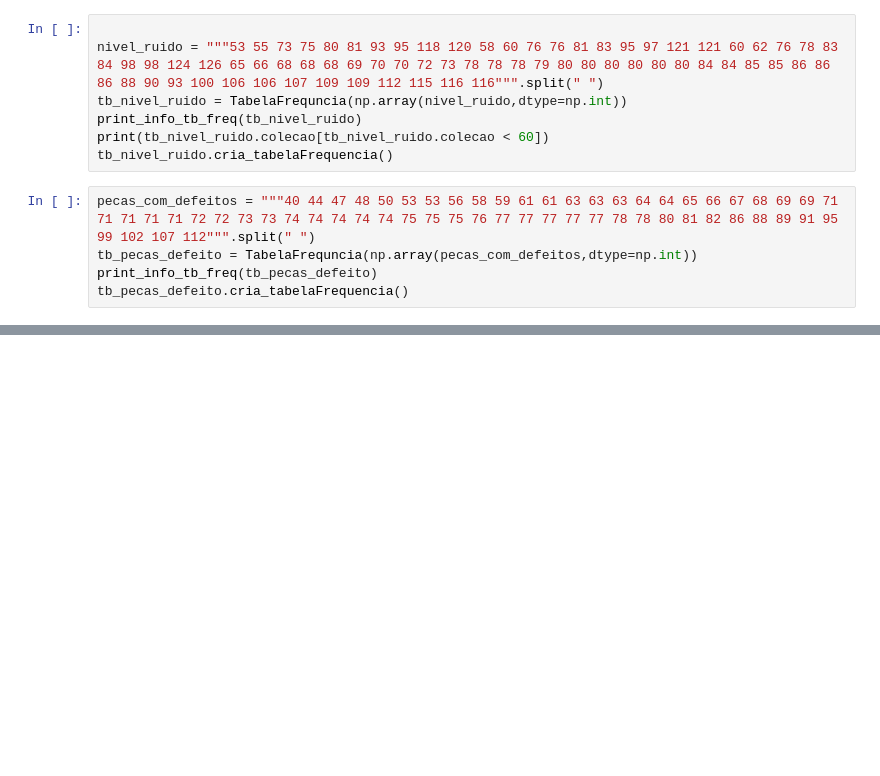
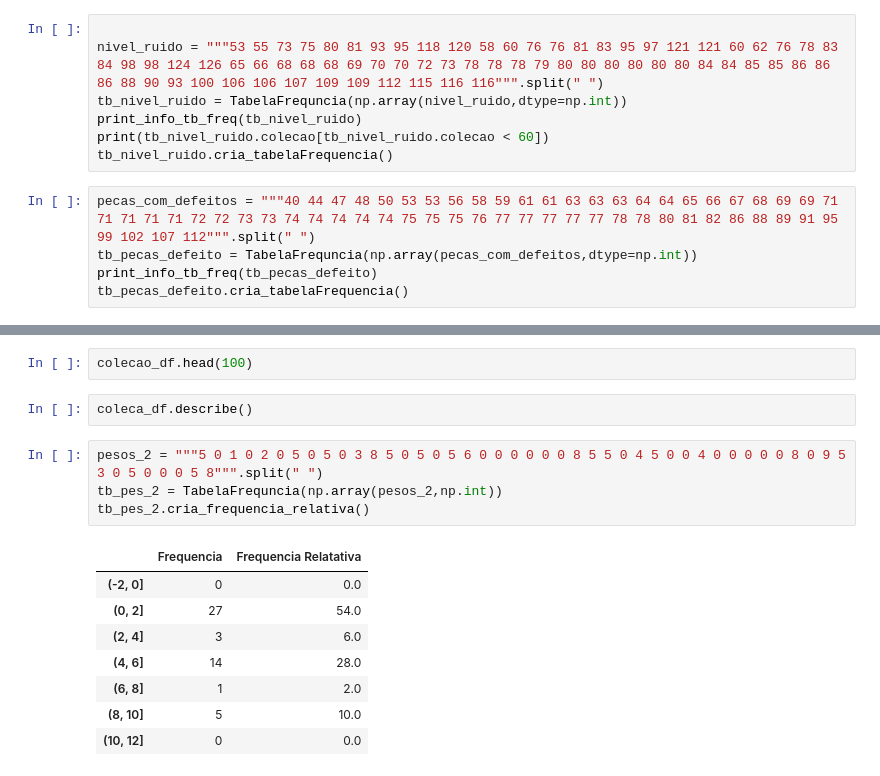
Before and after one commit to RodrigoEmygdio/Estatistica, a Jupyter notebook: notebooks/Tabela_Frequencia.ipynb, the cells around one changed output, grey strips where cells are left out. Drawn from its saved outputs; the diff is of its cells as text; blank space fills up the shorter version.

```diff
--- a/notebooks/Tabela_Frequencia.ipynb
+++ b/notebooks/Tabela_Frequencia.ipynb
@@ -88,0 +110,17 @@ tb_pecas_defeito.cria_tabelaFrequencia()
+# %%
+colecao_df.head(100)
+# %%
+coleca_df.describe()
+# %%
+pesos_2 = """5 0 1 0 2 0 5 0 5 0 3 8 5 0 5 0 5 6 0 0 0 0 0 0 8 5 5 0 4 5 0 0 4 0 0 0 0 0 8 0 9 5 3 0 5 0 0 0 5 8""".split(" ")
+tb_pes_2 = TabelaFrequncia(np.array(pesos_2,np.int))
+tb_pes_2.cria_frequencia_relativa()
+# %% [output]
+|  | Frequencia | Frequencia Relatativa |
+| (-2, 0] | 0 | 0.0 |
+| (0, 2] | 27 | 54.0 |
+| (2, 4] | 3 | 6.0 |
+| (4, 6] | 14 | 28.0 |
+| (6, 8] | 1 | 2.0 |
+| (8, 10] | 5 | 10.0 |
+| (10, 12] | 0 | 0.0 |
```
Also changed, not shown: parts of 8 cells of this notebook, 38 other files.
